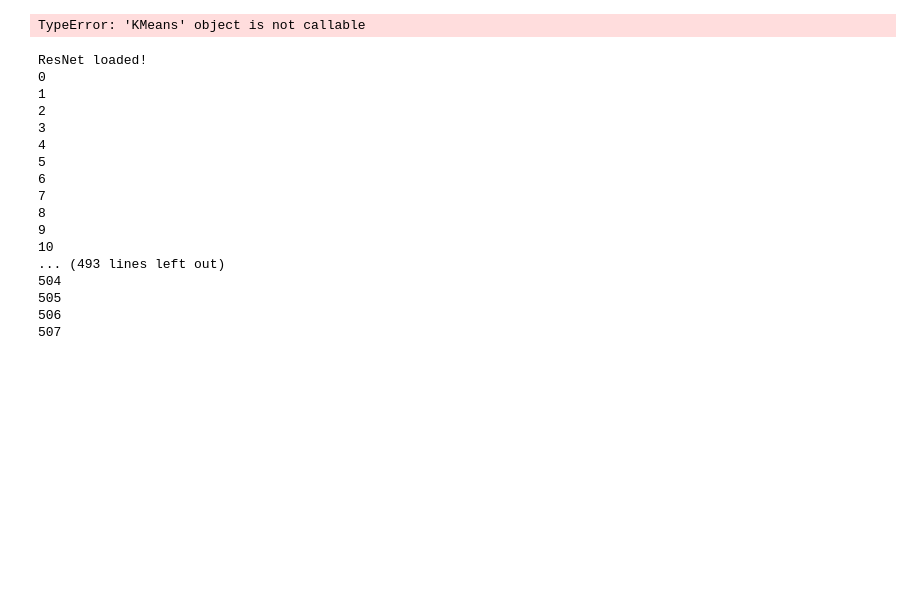
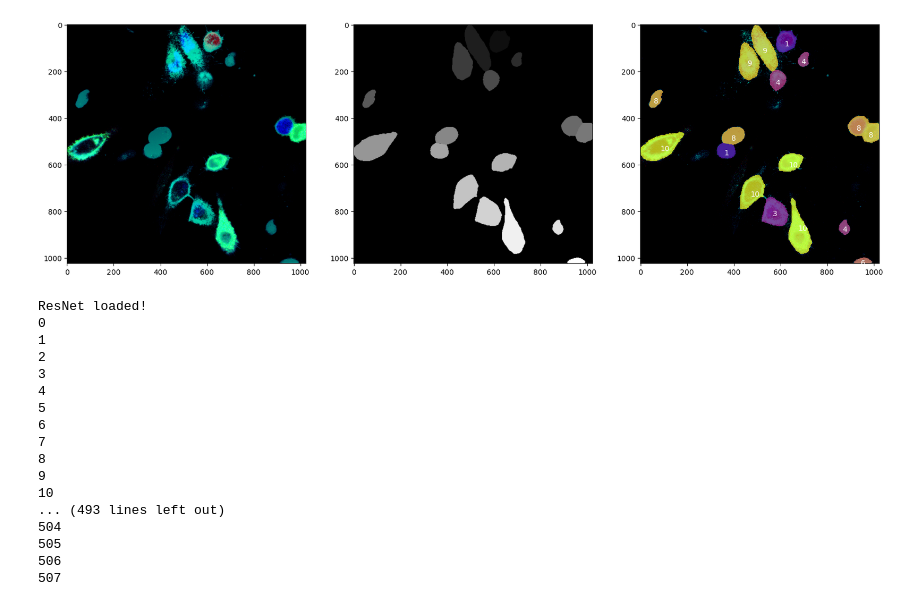
Before and after one commit to nicklutuxun/Unsupervised-Segmentation-and-Labeling-based-on-Multiple-Cell-Images, a Jupyter notebook: demo.ipynb, the cells around one changed output. Cells and saved outputs as stored; diff of their text form; code cells hidden in the pictures; blank space fills up the shorter version.

```diff
--- a/demo.ipynb
+++ b/demo.ipynb
@@ -14,10 +16,12 @@ ResNet loaded!
 # %%
-img = np.asarray(Image.open(f"./data/5_rgb.tif").convert('RGB'))
-seg = np.asarray(Image.open(f"./data/5_seg.png").convert('L'))
-model = pickle.load(open("model.pkl", "rb"))
-overlay(img, seg, model)
+for i in range(1,21):
+    img = np.asarray(Image.open(f"./data/{i}_rgb.tif").convert('RGB'))
+    seg = np.asarray(Image.open(f"./data/{i}_seg.png").convert('L'))
+    model = pickle.load(open("model.pkl", "rb"))
+    overlay(img, seg, model)
+    plt.savefig(f'./overlay result/{i}.png', dpi=300, bbox_inches='tight')
 # %% [output]
-TypeError: 'KMeans' object is not callable
+[figure, added]
 # %%
 feature_list = extract_feature("./cell images/")
 # %% [output]
```
Also changed, not shown: parts of 1 cell of this notebook, 1 other file.
